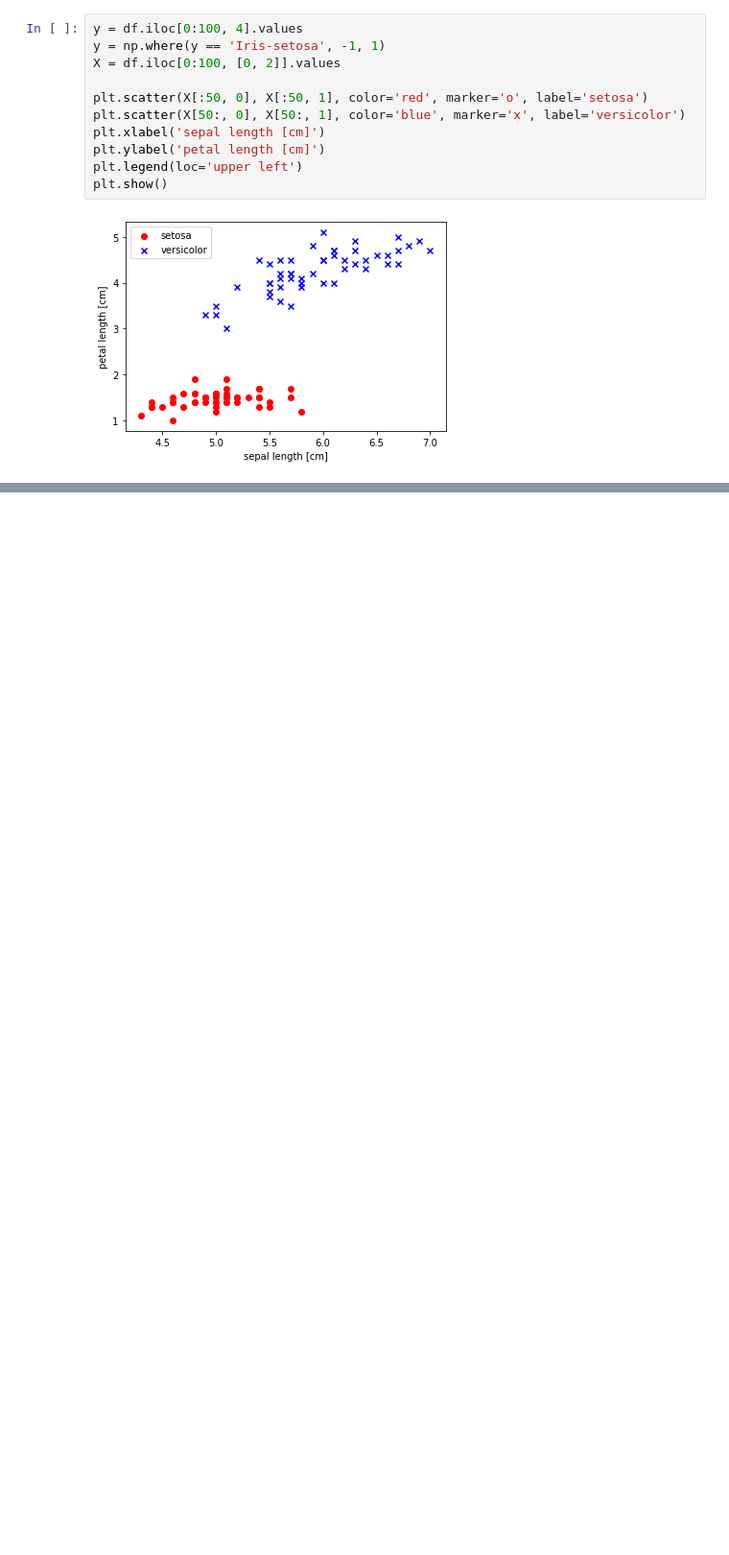
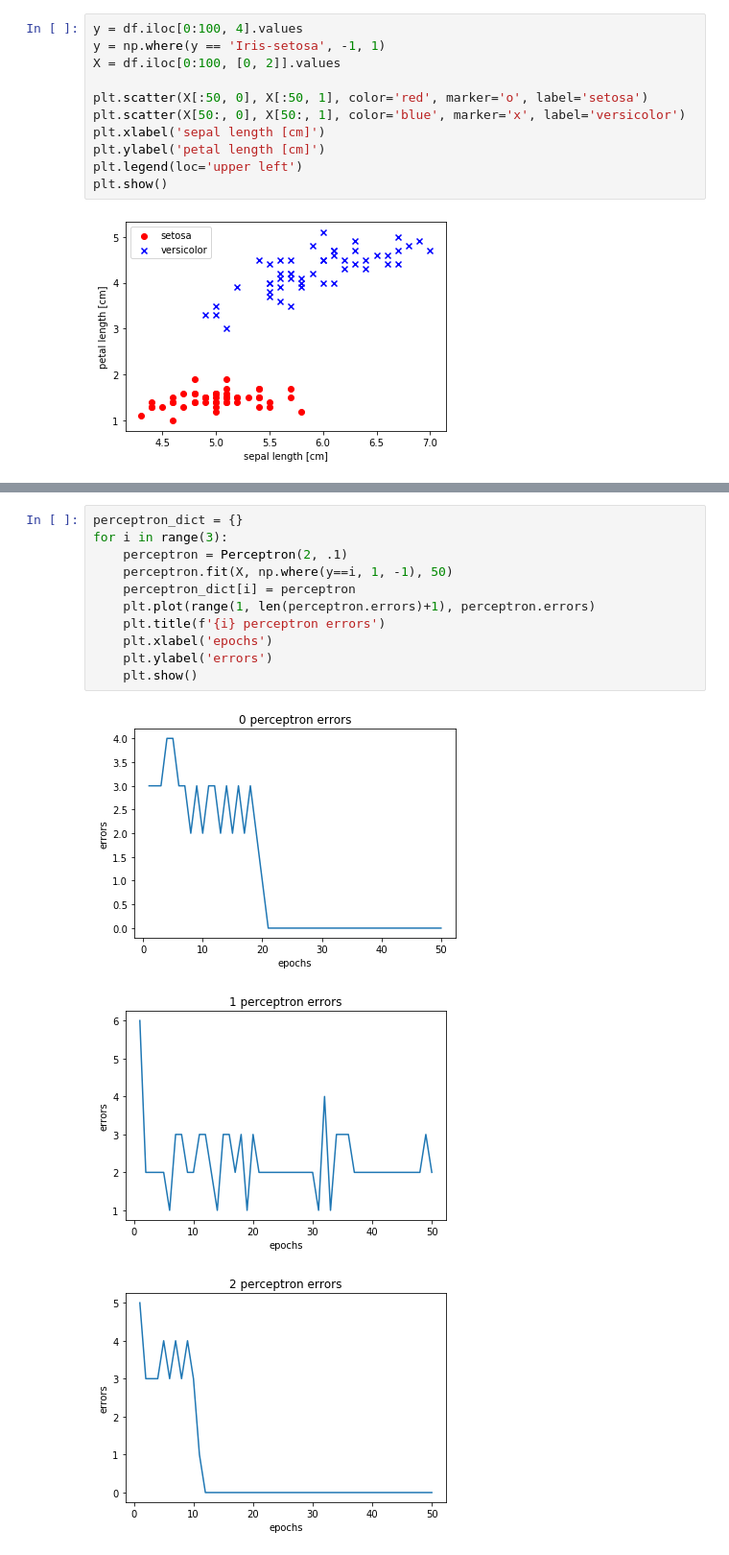
Before and after one commit to canlion/ml_study, a Jupyter notebook: 0.perceptron.ipynb, the cells around one changed output, grey strips where cells are left out. Shown: that part at 96% size. Cells and saved outputs as stored; diff of their text form; blank space fills up the shorter version.

```diff
--- a/0.perceptron.ipynb
+++ b/0.perceptron.ipynb
@@ -123,0 +185,15 @@ plot_decision_regions(X, y, perceptron)
+# %%
+perceptron_dict = {}
+for i in range(3):
+    perceptron = Perceptron(2, .1)
+    perceptron.fit(X, np.where(y==i, 1, -1), 50)
+    perceptron_dict[i] = perceptron
+    plt.plot(range(1, len(perceptron.errors)+1), perceptron.errors)
+    plt.title(f'{i} perceptron errors')
+    plt.xlabel('epochs')
+    plt.ylabel('errors')
+    plt.show()
+# %% [output]
+[figure, added]
+[figure, added]
+[figure, added]
```
Also changed, not shown: parts of 13 cells of this notebook.
